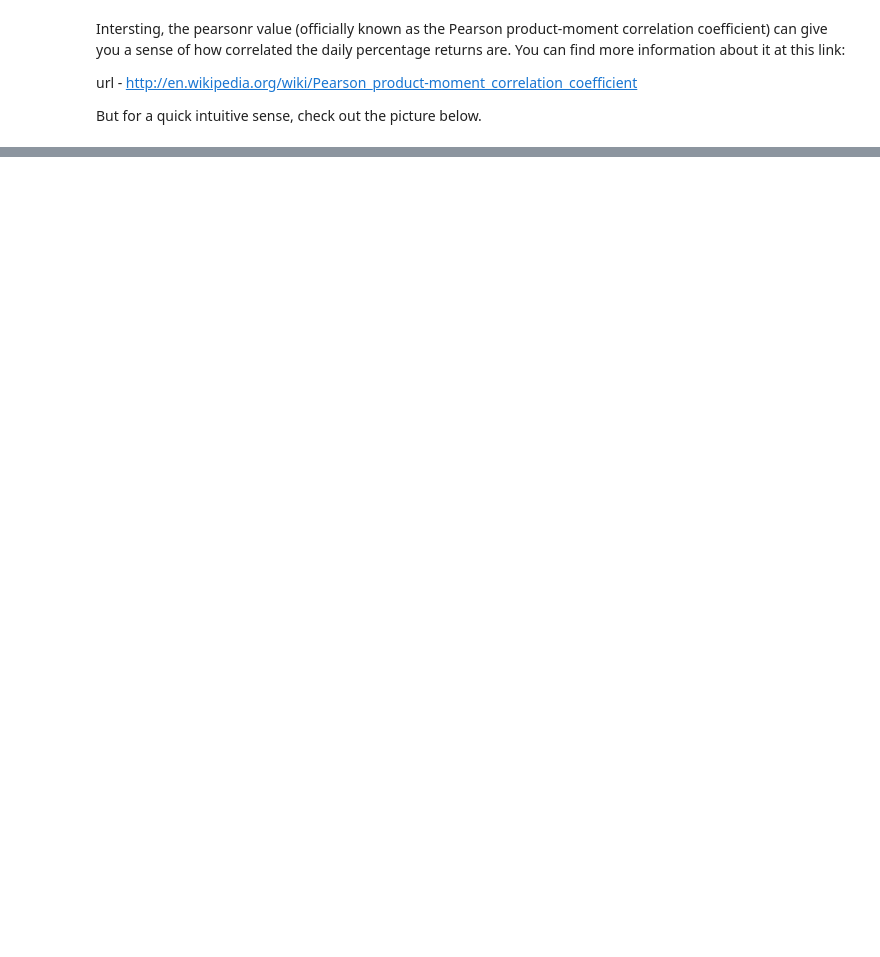
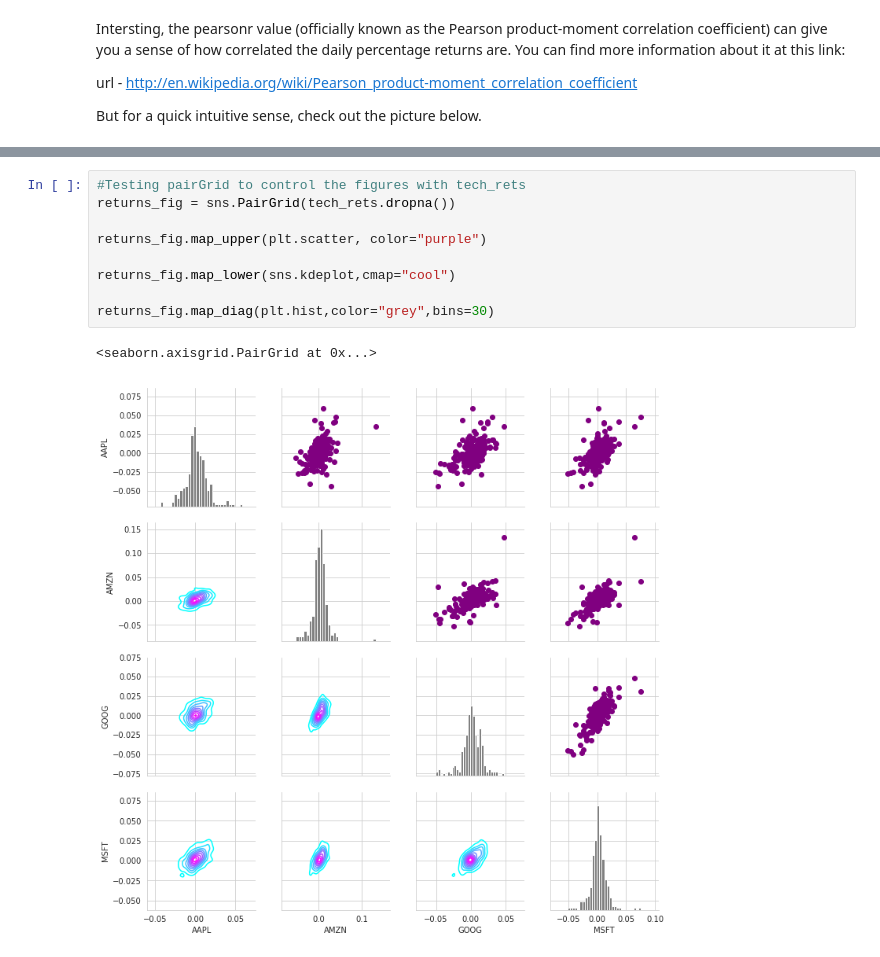
Before and after one commit to easypanda/Udemy, a Jupyter notebook: Python for Data Analysis and visualization/Stock Market Analysis.ipynb, the cells around one changed output, grey strips where cells are left out. Drawn from its saved outputs; the diff is of its cells as text; blank space fills up the shorter version.

```diff
--- a/Python for Data Analysis and visualization/Stock Market Analysis.ipynb
+++ b/Python for Data Analysis and visualization/Stock Market Analysis.ipynb
@@ -245,0 +258,12 @@ SVG(url='http://upload.wikimedia.org/wikipedia/commons/d/d4/Correlation_examples
+# %%
+#Testing pairGrid to control the figures with tech_rets
+returns_fig = sns.PairGrid(tech_rets.dropna())
+
+returns_fig.map_upper(plt.scatter, color="purple")
+
+returns_fig.map_lower(sns.kdeplot,cmap="cool")
+
+returns_fig.map_diag(plt.hist,color="grey",bins=30)
+# %% [output]
+<seaborn.axisgrid.PairGrid at 0x...>
+[figure, added]
```
Also changed, not shown: parts of 31 cells of this notebook.
